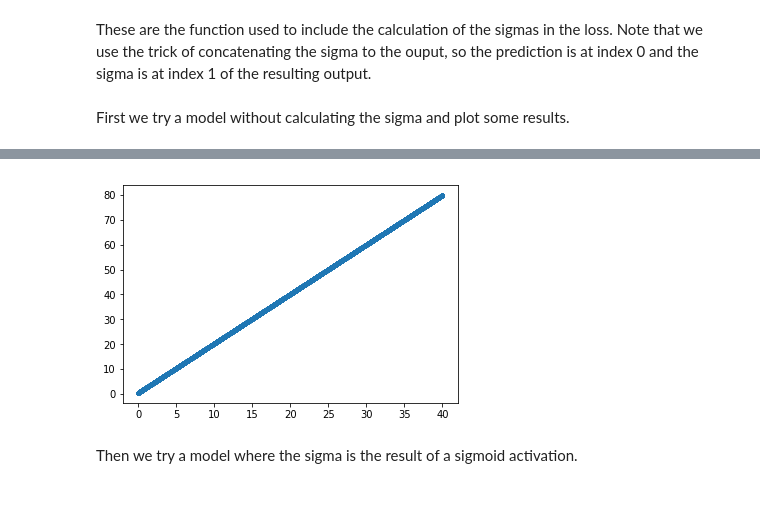
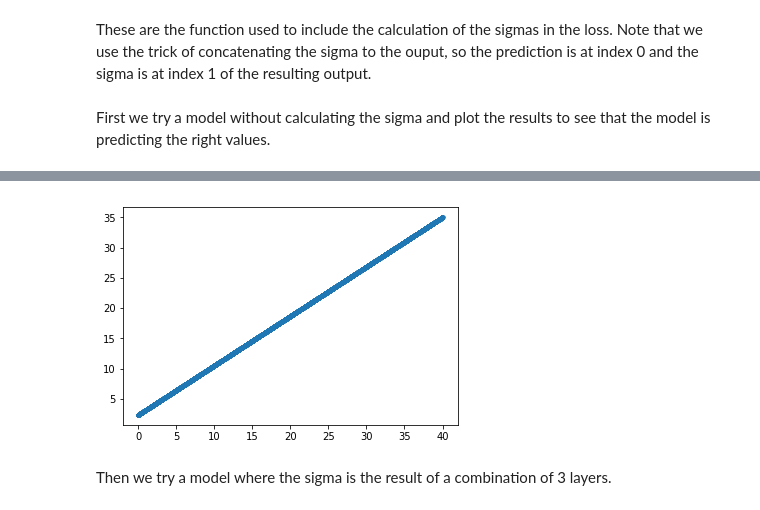
Before and after one commit to menajosep/uncertainty_basic_examples, a Jupyter notebook: Uncertainty Basic Example.ipynb, the cells around one changed output, grey strips where cells are left out. Saved outputs shown, nothing was run; the diff lists cells and outputs as text; code cells hidden in the pictures.

```diff
--- a/Uncertainty Basic Example.ipynb
+++ b/Uncertainty Basic Example.ipynb
@@ -55,12 +59,12 @@ tensorboard_cb = TensorBoard(
 # %% [markdown]
-First we try a model without calculating the sigma and plot some results.
+First we try a model without calculating the sigma and plot the results to see that the model is predicting the right values.
 # %%
 raw_inputs = Input(shape=(1,))
 raw_preds = Dense(1, activation='linear', name="preds")(raw_inputs)
 
 rawmodel = Model(inputs=raw_inputs,outputs=raw_preds)
 rawmodel.compile(optimizer='adam', loss='mean_squared_error', metrics=['mean_squared_error'])
-rawmodel.fit(x, y, batch_size=128, epochs=20, shuffle=False)
+rawmodel.fit(x, y, batch_size=128, epochs=40, shuffle=False)
 x_raw_pred = np.array([1,2,3,4,5,6,7,8,9,10,15,20])
 raw_result = rawmodel.predict(x)
 plt.plot(x, raw_result[:,0],'.')
@@ -86,6 +90,6 @@ Epoch 20/20
-[figure, old version]
+[figure, new version]
 # %% [markdown]
-Then we try a model where the sigma is the result of a sigmoid activation.
+Then we try a model where the sigma is the result of a combination of 3 layers.
 # %%
 inputs = Input(shape=(1,))
 sigma = Dense(10, activation='relu', name="sigma", kernel_initializer=RandomNormal(mean=0.0, stddev=0.05, seed=None), use_bias=True)(inputs)
```
Also changed, not shown: parts of 10 cells of this notebook, 1 other file.
